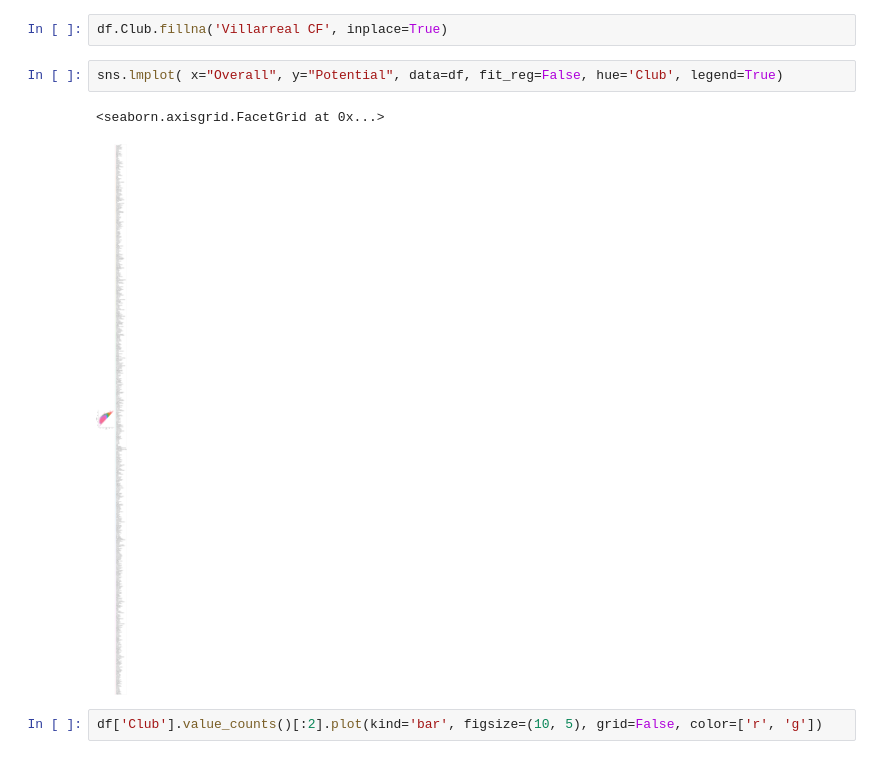
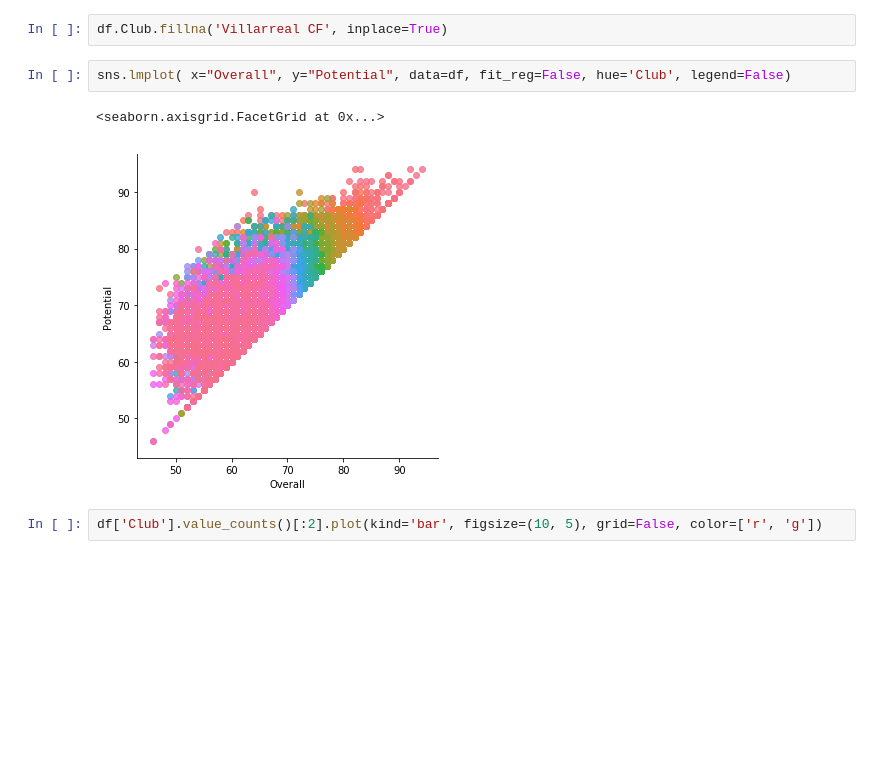
Before and after one commit to paulvinci/fifa18, a Jupyter notebook: fifa18.ipynb, the cells around one changed output. Saved outputs shown, nothing was run; the diff lists cells and outputs as text; blank space fills up the shorter version.

```diff
--- a/fifa18.ipynb
+++ b/fifa18.ipynb
@@ -32,10 +32,10 @@ df['Potential'] = df['Potential'].map(int)
 # %%
 df.Club.fillna('Villarreal CF', inplace=True)
 # %%
-sns.lmplot( x="Overall", y="Potential", data=df, fit_reg=False, hue='Club', legend=True)
+sns.lmplot( x="Overall", y="Potential", data=df, fit_reg=False, hue='Club', legend=False)
 # %% [output]
 <seaborn.axisgrid.FacetGrid at 0x...>
-[figure, old version]
+[figure, new version]
 # %%
 df['Club'].value_counts()[:2].plot(kind='bar', figsize=(10, 5), grid=False, color=['r', 'g'])
 # %% [output]
```
Also changed, not shown: parts of 1 cell of this notebook.
